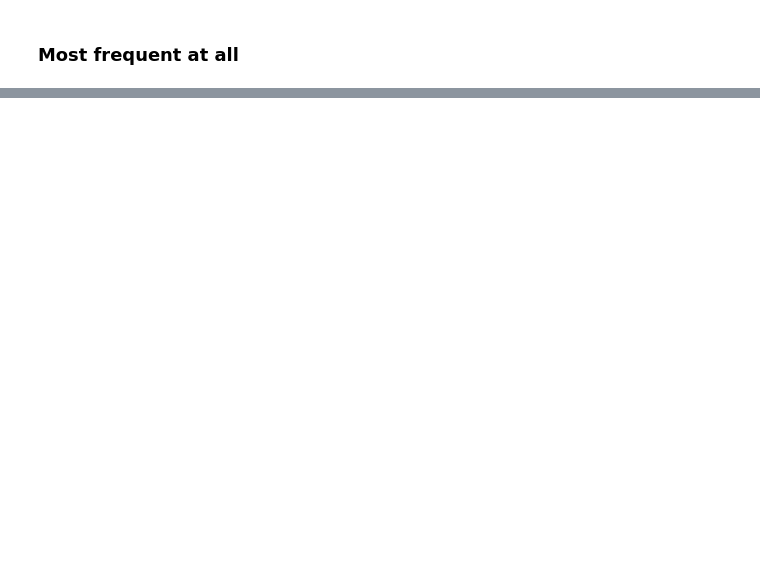
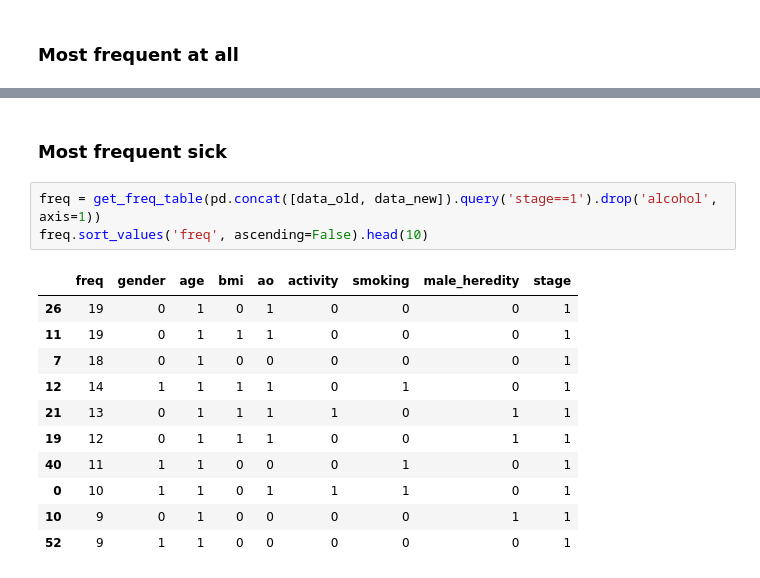
Before and after one commit to Khlebovich-Alexandra/Course-Work, a Jupyter notebook: find_dependence.ipynb, the cells around one changed output, grey strips where cells are left out. Drawn from its saved outputs; the diff is of its cells as text; blank space fills up the shorter version.

```diff
--- a/find_dependence.ipynb
+++ b/find_dependence.ipynb
@@ -267,0 +285,17 @@ freq.sort_values('freq', ascending=False).head(10)
+# %% [markdown]
+### Most frequent sick
+# %%
+freq = get_freq_table(pd.concat([data_old, data_new]).query('stage==1').drop('alcohol', axis=1))
+freq.sort_values('freq', ascending=False).head(10)
+# %% [output]
+|  | freq | gender | age | bmi | ao | activity | smoking | male_heredity | stage |
+| 26 | 19 | 0 | 1 | 0 | 1 | 0 | 0 | 0 | 1 |
+| 11 | 19 | 0 | 1 | 1 | 1 | 0 | 0 | 0 | 1 |
+| 7 | 18 | 0 | 1 | 0 | 0 | 0 | 0 | 0 | 1 |
+| 12 | 14 | 1 | 1 | 1 | 1 | 0 | 1 | 0 | 1 |
+| 21 | 13 | 0 | 1 | 1 | 1 | 1 | 0 | 1 | 1 |
+| 19 | 12 | 0 | 1 | 1 | 1 | 0 | 0 | 1 | 1 |
+| 40 | 11 | 1 | 1 | 0 | 0 | 0 | 1 | 0 | 1 |
+| 0 | 10 | 1 | 1 | 0 | 1 | 1 | 1 | 0 | 1 |
+| 10 | 9 | 0 | 1 | 0 | 0 | 0 | 0 | 1 | 1 |
+| 52 | 9 | 1 | 1 | 0 | 0 | 0 | 0 | 0 | 1 |
```
Also changed, not shown: parts of 12 cells of this notebook, 1 other file.
